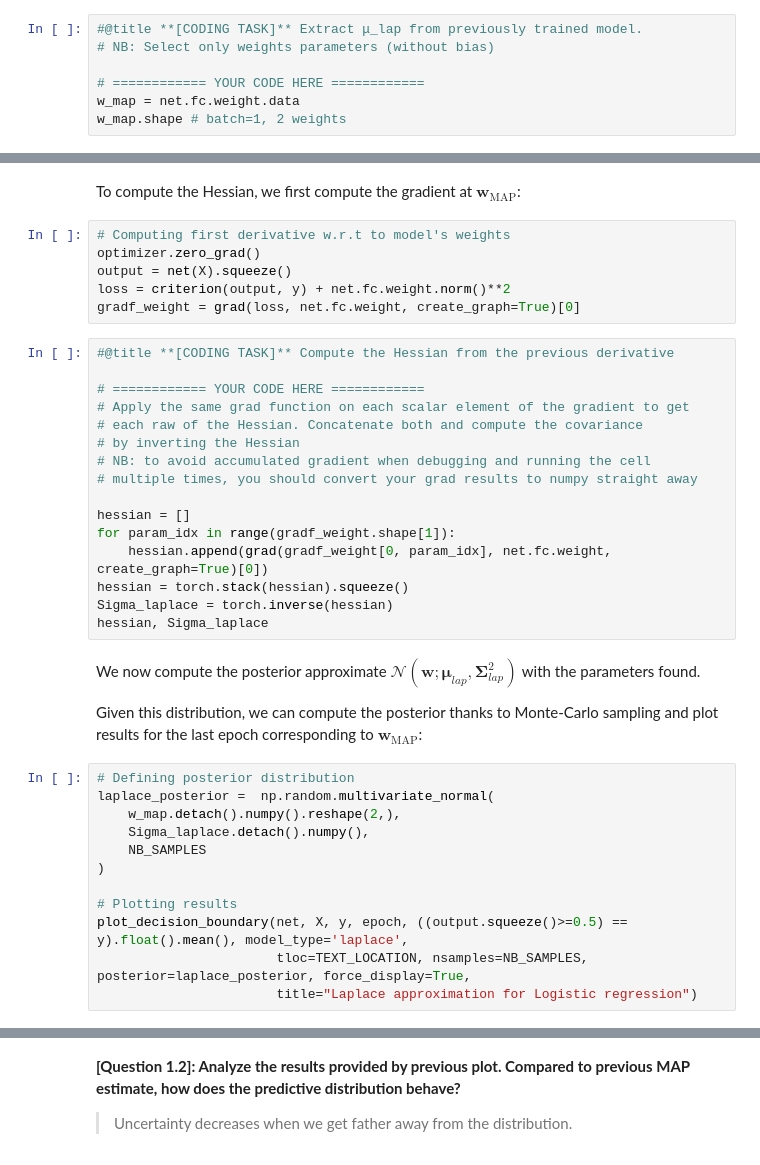
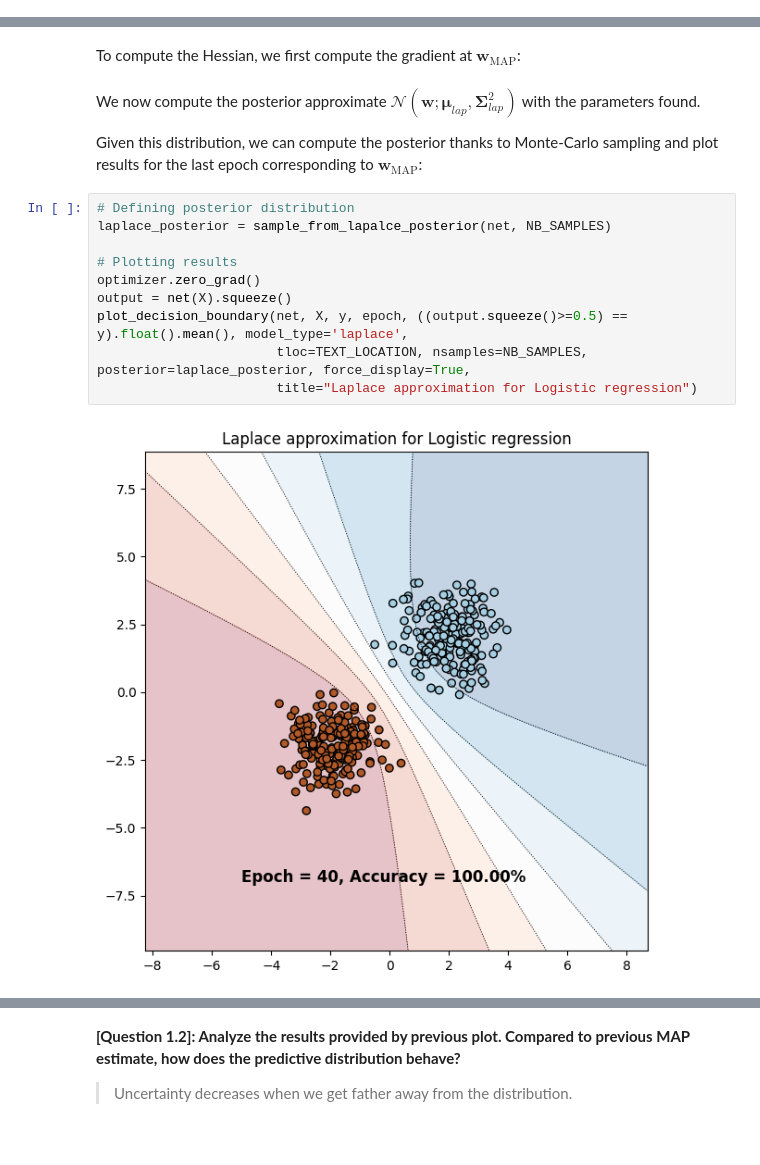
Before and after one commit to balthazarneveu/MVA23_DEEP_LEARNING_THEORY_FOUNDATIONS, a Jupyter notebook: TP2_Approximate_Inference.ipynb, the cells around one changed output, grey strips where cells are left out. Saved outputs shown, nothing was run; the diff lists cells and outputs as text.

Commit message:
Q1.2 robustness of laplacian posterior estimate

```diff
--- a/TP2_Approximate_Inference.ipynb
+++ b/TP2_Approximate_Inference.ipynb
@@ -283,10 +300,3 @@ $$\pmb{\mu}_{lap} = \pmb{w}_{\textrm{MAP}} = \arg \min_{\pmb{w}} -\log p(\pmb{w}
 
 - the covariance matrix is obtained by computing the Hessian of the loss function $-\log p(\pmb{w} \vert \mathcal{D})$ at $\pmb{w}=\pmb{w}_{\textrm{MAP}}$:
 $$(\pmb{\Sigma}^2_{lap})^{-1} = \nabla\nabla_{\pmb{w}} [p(\pmb{w} \vert \mathcal{D}) ]_{\pmb{w}=\pmb{w}_{\textrm{MAP}}}$$
-# %%
-#@title **[CODING TASK]** Extract μ_lap from previously trained model.
-# NB: Select only weights parameters (without bias)
-
-# ============ YOUR CODE HERE ============
-w_map = net.fc.weight.data
-w_map.shape # batch=1, 2 weights
@@ -293,40 +348,18 @@ w_map.shape # batch=1, 2 weights
 # %% [markdown]
 To compute the Hessian, we first compute the gradient at $\pmb{w}_{\textrm{MAP}}$:
-# %%
-# Computing first derivative w.r.t to model's weights
-optimizer.zero_grad()
-output = net(X).squeeze()
-loss = criterion(output, y) + net.fc.weight.norm()**2
-gradf_weight = grad(loss, net.fc.weight, create_graph=True)[0]
-# %%
-#@title **[CODING TASK]** Compute the Hessian from the previous derivative
-
-# ============ YOUR CODE HERE ============
-# Apply the same grad function on each scalar element of the gradient to get
-# each raw of the Hessian. Concatenate both and compute the covariance
-# by inverting the Hessian
-# NB: to avoid accumulated gradient when debugging and running the cell
-# multiple times, you should convert your grad results to numpy straight away
-
-hessian = []
-for param_idx in range(gradf_weight.shape[1]):
-    hessian.append(grad(gradf_weight[0, param_idx], net.fc.weight, create_graph=True)[0])
-hessian = torch.stack(hessian).squeeze()
-Sigma_laplace = torch.inverse(hessian)
-hessian, Sigma_laplace
 # %% [markdown]
 We now compute the posterior approximate $\mathcal{N}(\pmb{w} ; \pmb{\mu}_{lap}, \pmb{\Sigma}_{lap}^2)$ with the parameters found.
 
 Given this distribution, we can compute the posterior thanks to Monte-Carlo sampling and plot results for the last epoch corresponding to $\pmb{w}_{\textrm{MAP}}$:
 # %%
 # Defining posterior distribution
-laplace_posterior =  np.random.multivariate_normal(
-    w_map.detach().numpy().reshape(2,),
-    Sigma_laplace.detach().numpy(),
-    NB_SAMPLES
-)
+laplace_posterior = sample_from_lapalce_posterior(net, NB_SAMPLES)
 
 # Plotting results
+optimizer.zero_grad()
+output = net(X).squeeze()
 plot_decision_boundary(net, X, y, epoch, ((output.squeeze()>=0.5) == y).float().mean(), model_type='laplace',
                        tloc=TEXT_LOCATION, nsamples=NB_SAMPLES, posterior=laplace_posterior, force_display=True,
                        title="Laplace approximation for Logistic regression")
+# %% [output]
+[figure, added]
```
Also changed, not shown: parts of 6 cells of this notebook, 2 other files.
